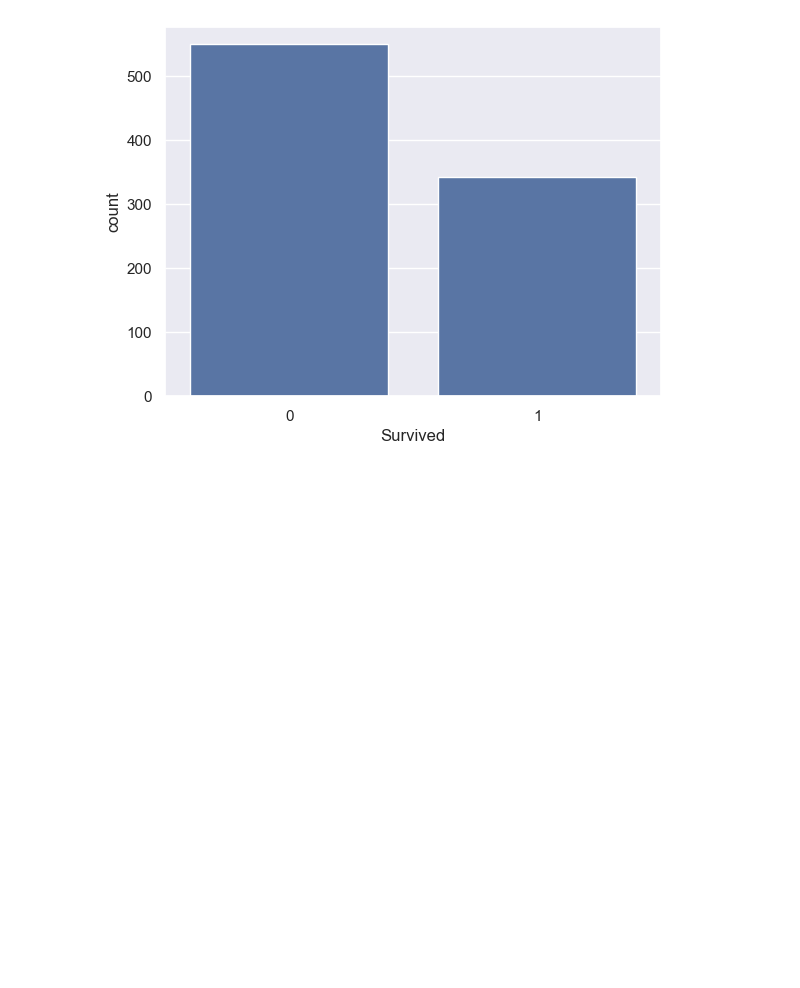
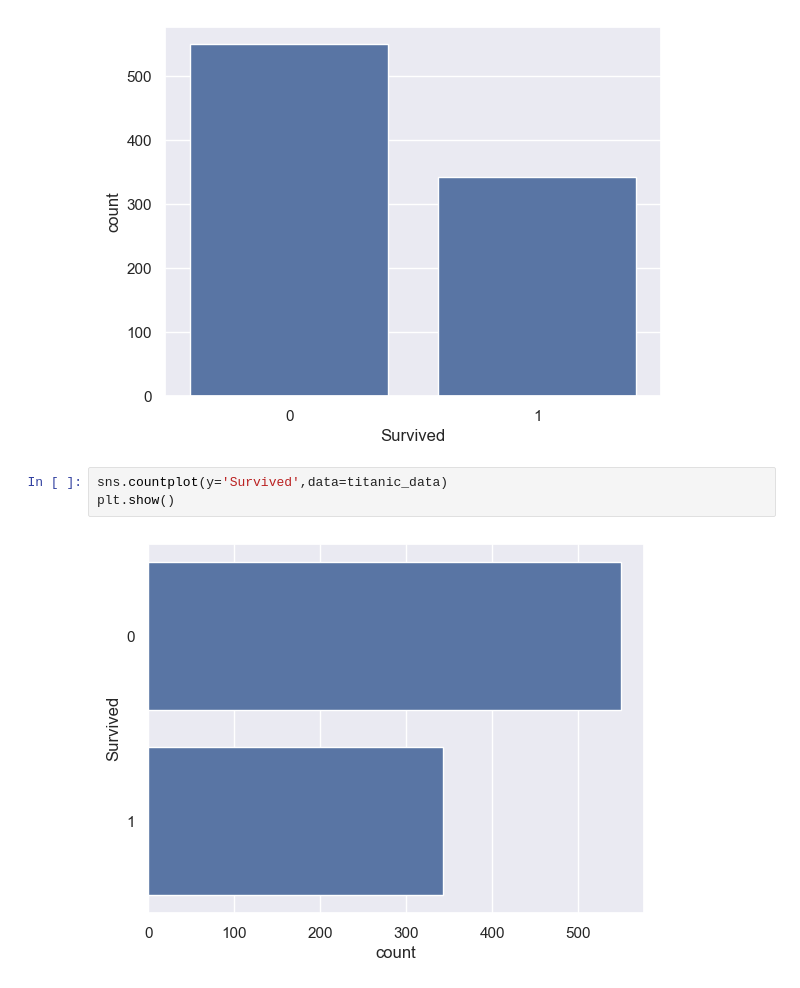
Before and after one commit to bindushahi/Titanic_Survival_Prediction, a Jupyter notebook: Titanic_Survival_Prediction.ipynb, the cells around one changed output. Drawn from its saved outputs; the diff is of its cells as text; blank space fills up the shorter version.

Commit message:
just checking visualization vertically and horizontally

```diff
--- a/Titanic_Survival_Prediction.ipynb
+++ b/Titanic_Survival_Prediction.ipynb
@@ -160,3 +160,8 @@ sns.countplot(x='Survived',data=titanic_data)
 plt.show()
 # %% [output]
 [figure]
+# %%
+sns.countplot(y='Survived',data=titanic_data)
+plt.show()
+# %% [output]
+[figure, added]
```
